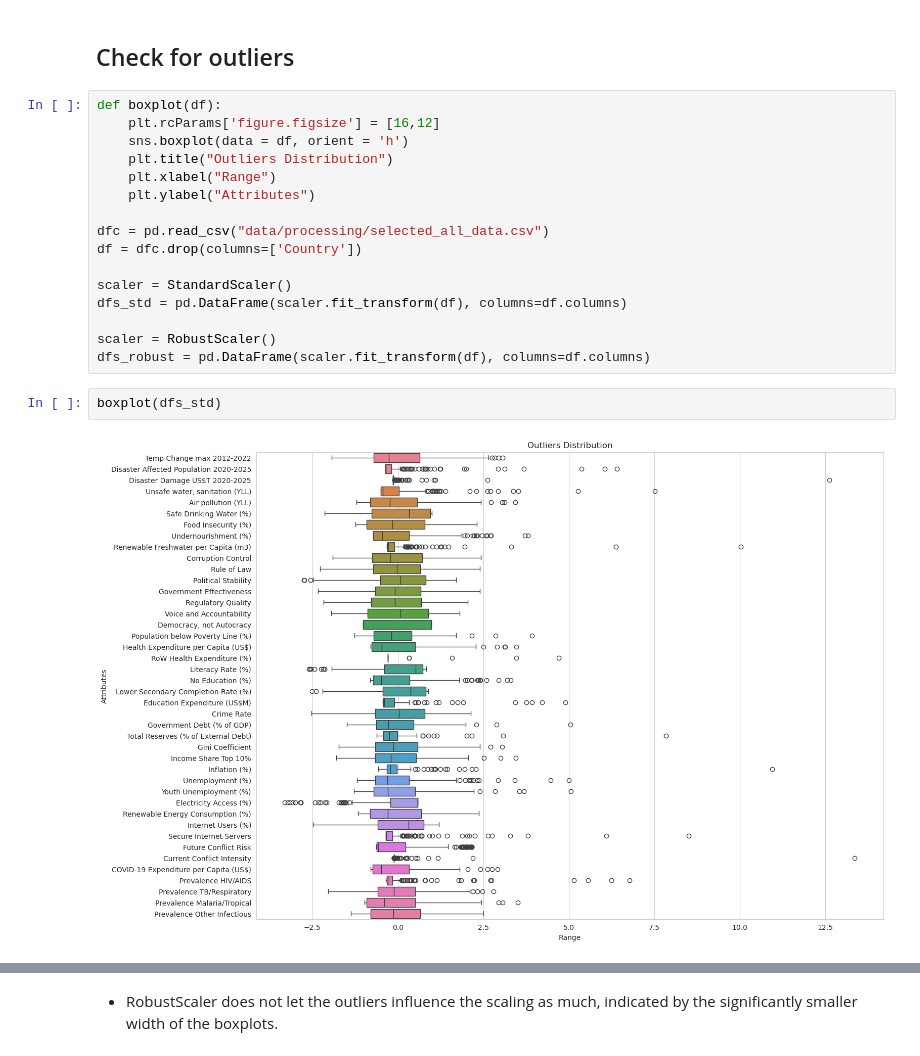
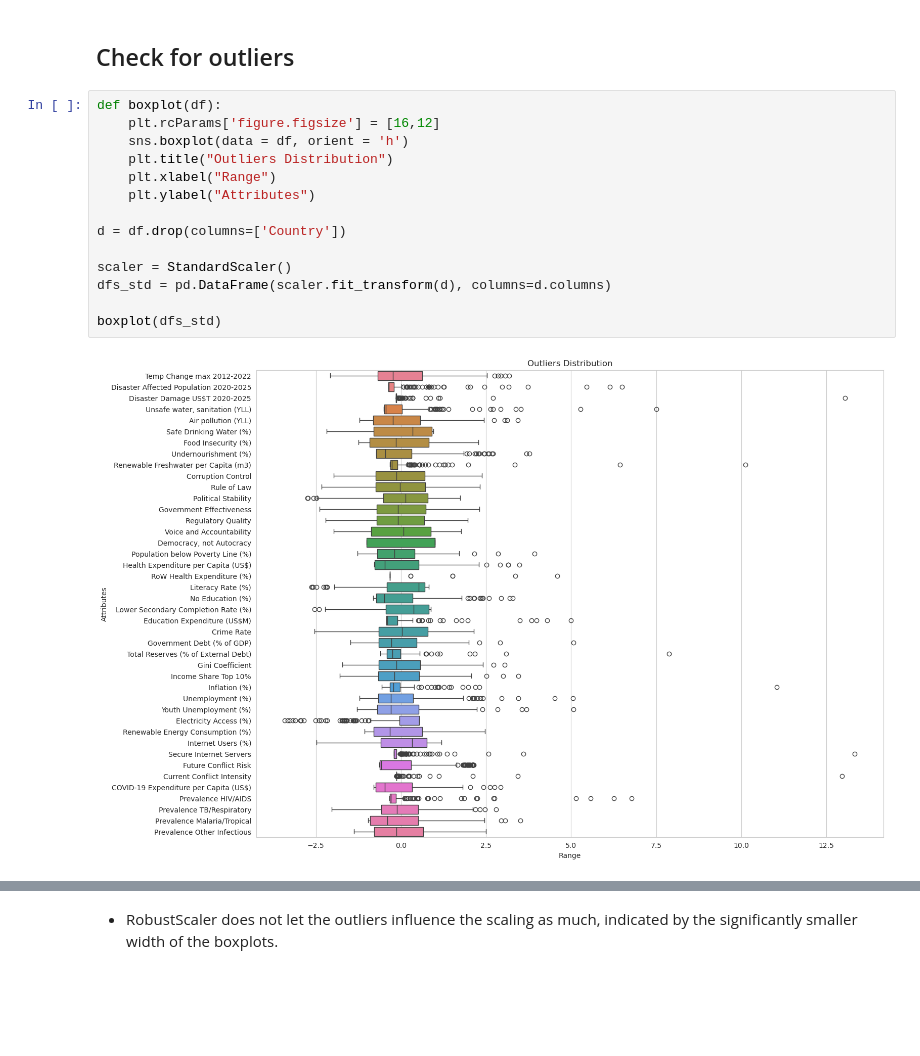
Before and after one commit to arth3mis/global-societal-endangerment-index, a Jupyter notebook: 2.2_data_selection.ipynb, the cells around one changed output, grey strips where cells are left out. Drawn from its saved outputs; the diff is of its cells as text; blank space fills up the shorter version.

```diff
--- a/2.2_data_selection.ipynb
+++ b/2.2_data_selection.ipynb
@@ -162,20 +173,16 @@ check_availability_per_country(df, 100, un_members['Country'])
 # %%
 def boxplot(df):
     plt.rcParams['figure.figsize'] = [16,12]
     sns.boxplot(data = df, orient = 'h')
     plt.title("Outliers Distribution")
     plt.xlabel("Range")
     plt.ylabel("Attributes")
 
-dfc = pd.read_csv("data/processing/selected_all_data.csv")
-df = dfc.drop(columns=['Country'])
+d = df.drop(columns=['Country'])
 
 scaler = StandardScaler()
-dfs_std = pd.DataFrame(scaler.fit_transform(df), columns=df.columns)
+dfs_std = pd.DataFrame(scaler.fit_transform(d), columns=d.columns)
 
-scaler = RobustScaler()
-dfs_robust = pd.DataFrame(scaler.fit_transform(df), columns=df.columns)
+boxplot(dfs_std)
+# %% [output]
+[figure, added]
-# %%
-boxplot(dfs_std)
-# %% [output]
-[figure, removed]
```
Also changed, not shown: parts of 6 cells of this notebook, 1 other file.
